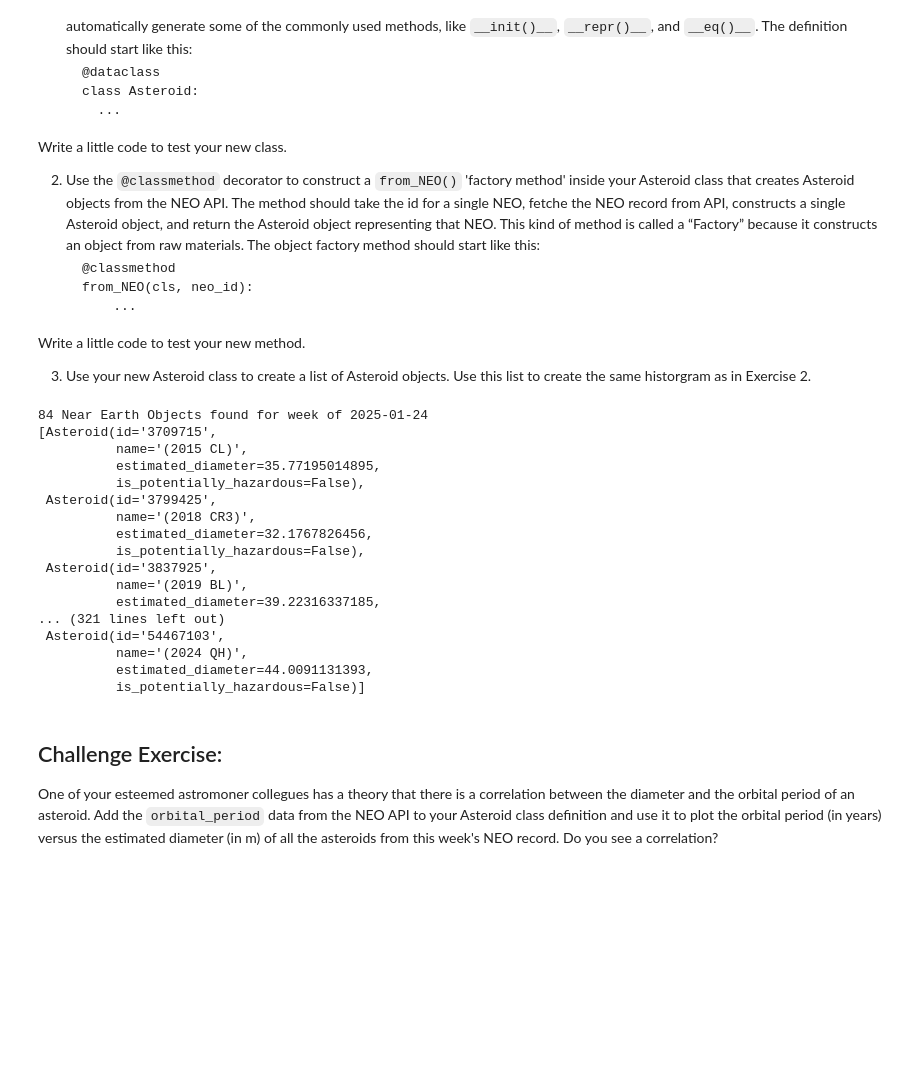
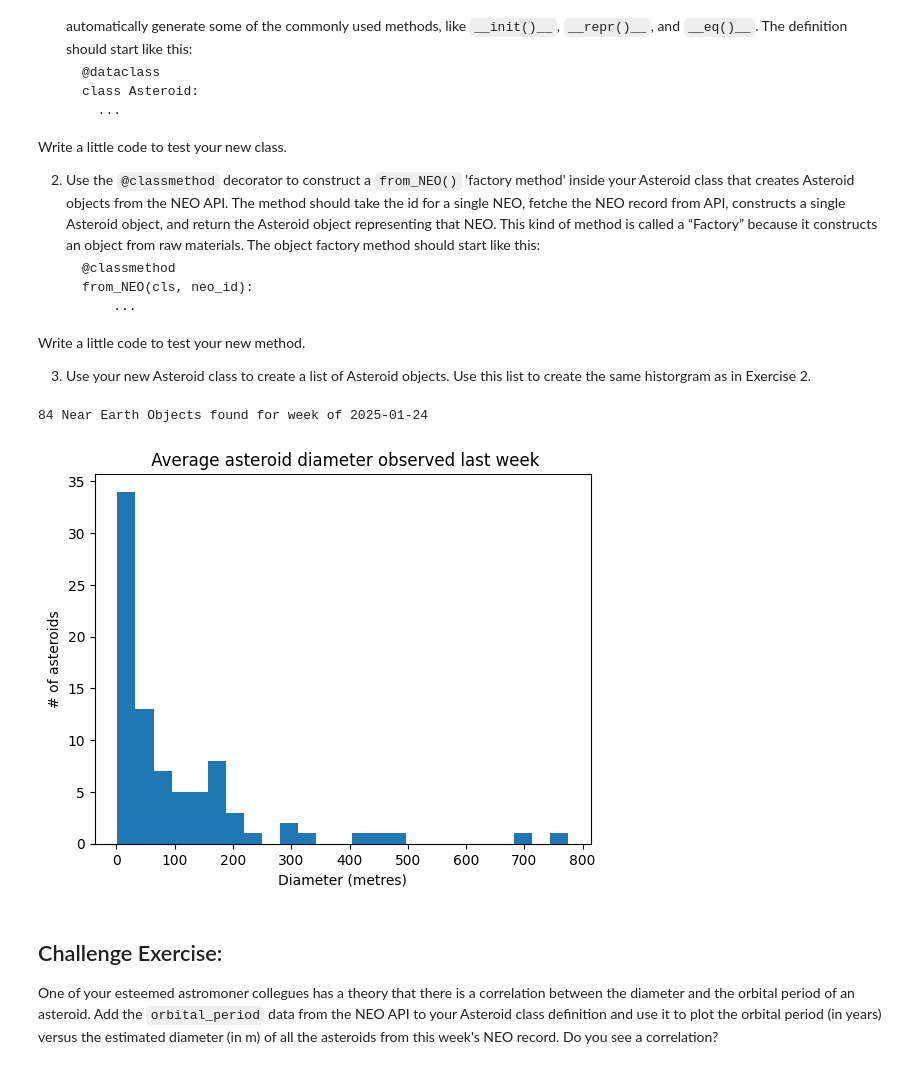
Before and after one commit to Juntolli/comp215, a Jupyter notebook: labs/lab03-classes.ipynb, the cells around one changed output. Saved outputs shown, nothing was run; the diff lists cells and outputs as text; code cells hidden in the pictures; blank space fills up the shorter version.

```diff
--- a/labs/lab03-classes.ipynb
+++ b/labs/lab03-classes.ipynb
@@ -163,49 +163,43 @@ Write a little code to test your new method.
 # %%
 # Ex.3 your code here
 @dataclass
 class Asteroid:
   id: str
   name: str
   estimated_diameter: float
   is_potentially_hazardous: bool
 
   @classmethod
   def from_NEO(cls, neo_id: str):
     """ Fetch a NEO record for the given id and create an Asteroid object """
     url = f'https://api.nasa.gov/neo/rest/v1/neo/{neo_id}?api_key={API_KEY}'
     response = requests.request("GET", url, headers={}, data={})
     asteroid_data = json.loads(response.text)
 
 
     id = asteroid_data['id']
     name = asteroid_data['name']
     estimated_diameter = ((asteroid_data['estimated_diameter']['meters']['estimated_diameter_min'] + asteroid_data['estimated_diameter']['meters']['estimated_diameter_max'])/2)
     is_potentially_hazardous = asteroid_data['is_potentially_hazardous_asteroid']
 
     return cls(id= id, name= name, estimated_diameter = estimated_diameter, is_potentially_hazardous= is_potentially_hazardous)
 
 
 #List of Asteroid Objects
 asteroid_list = [Asteroid.from_NEO(asteroid['id']) for asteroid in get_neos(date)]
-pprint(asteroid_list)
+asteroid_diameter = [asteroid.estimated_diameter for asteroid in asteroid_list]
+#pprint(asteroid_list)
+
+
+plot_2 = plt.hist(asteroid_diameter, bins= 25)
+
+plt.title(" Average asteroid diameter observed last week")
+plt.xlabel("Diameter (metres)")
+plt.ylabel("# of asteroids")
+plt.show()
 # %% [output]
 84 Near Earth Objects found for week of 2025-01-24
-[Asteroid(id='3709715',
-          name='(2015 CL)',
-          estimated_diameter=35.77195014895,
-          is_potentially_hazardous=False),
- Asteroid(id='3799425',
-          name='(2018 CR3)',
-          estimated_diameter=32.1767826456,
-          is_potentially_hazardous=False),
- Asteroid(id='3837925',
-          name='(2019 BL)',
-          estimated_diameter=39.22316337185,
-... (321 lines left out)
- Asteroid(id='54467103',
-          name='(2024 QH)',
-          estimated_diameter=44.0091131393,
-          is_potentially_hazardous=False)]
+[figure, added]
 # %% [markdown]
 ## Challenge Exercise:
 
```
